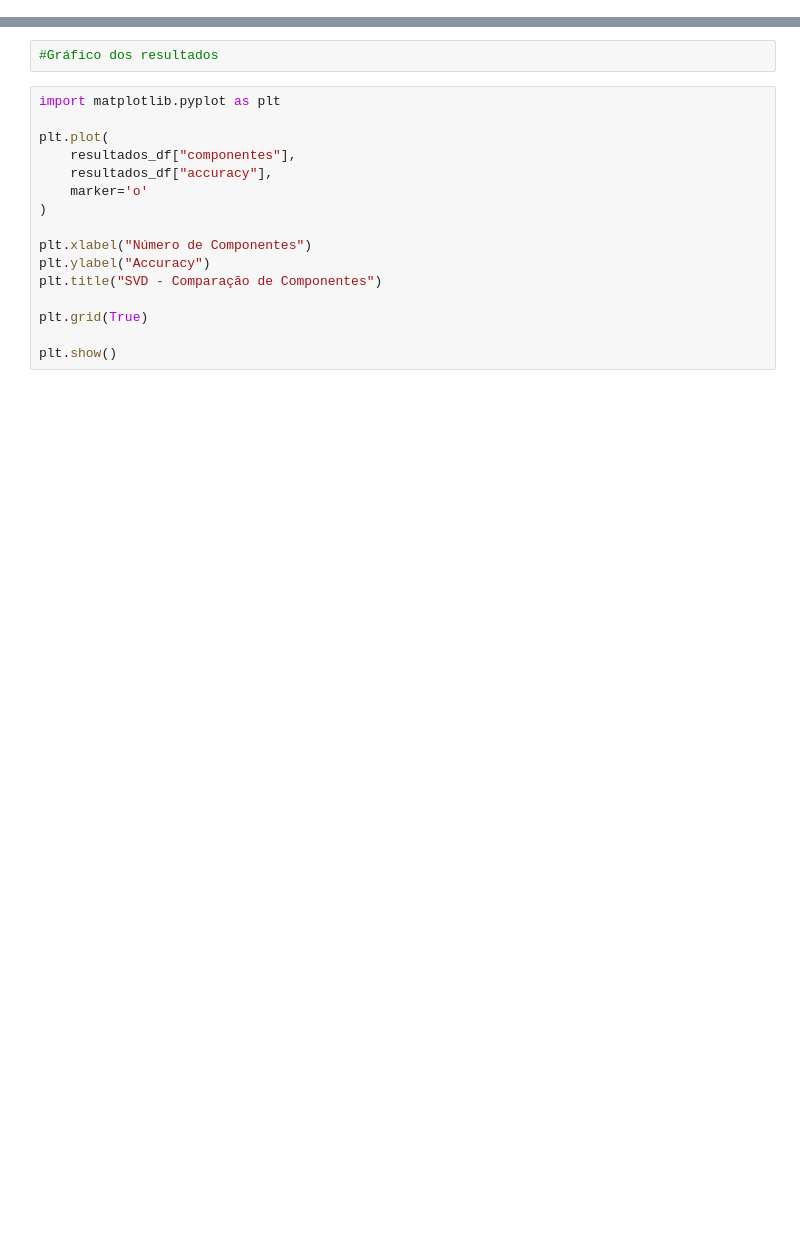
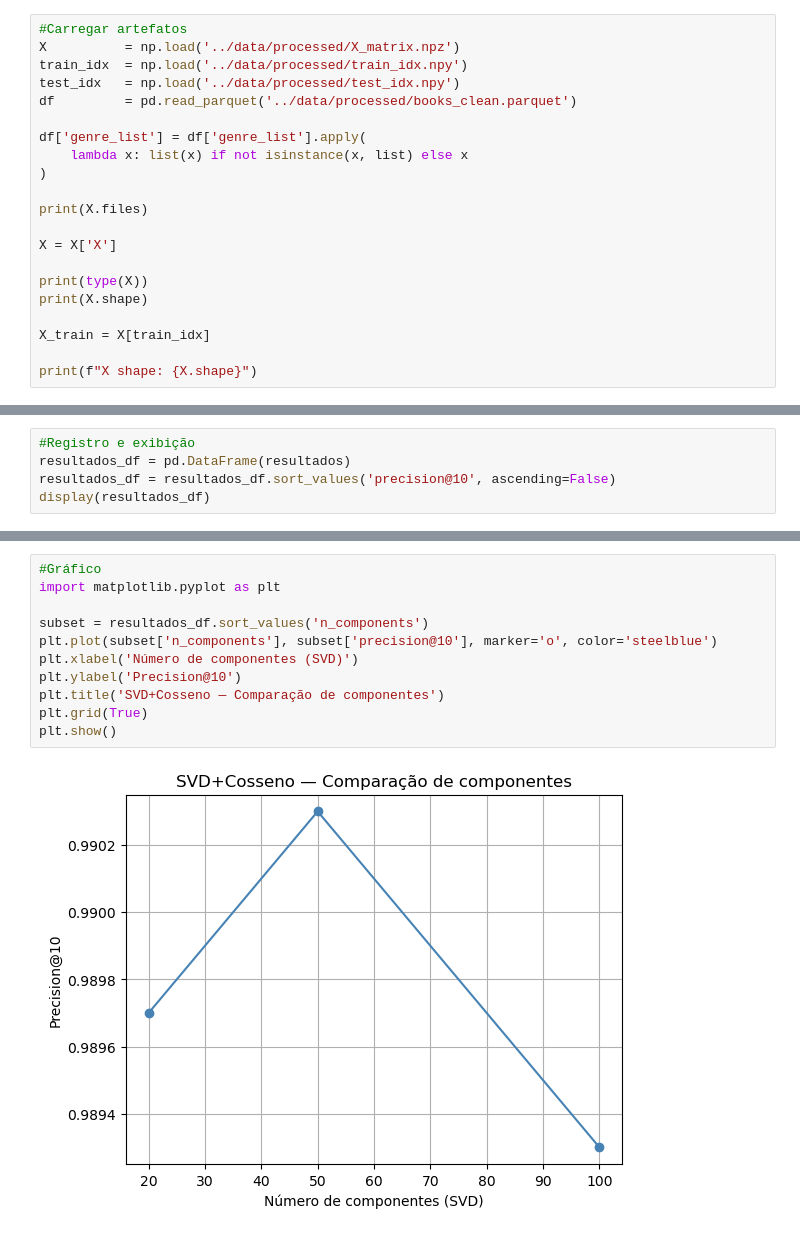
Before and after one commit to clarahelena/EDA-booklog, a Jupyter notebook: Machine Learning/notebooks/SVD.ipynb, the cells around one changed output, grey strips where cells are left out. Cells and saved outputs as stored; diff of their text form; blank space fills up the shorter version.

```diff
--- a/Machine Learning/notebooks/SVD.ipynb
+++ b/Machine Learning/notebooks/SVD.ipynb
@@ -92,0 +16,21 @@ display(resultados_df)
+# %%
+#Carregar artefatos
+X          = np.load('../data/processed/X_matrix.npz')
+train_idx  = np.load('../data/processed/train_idx.npy')
+test_idx   = np.load('../data/processed/test_idx.npy')
+df         = pd.read_parquet('../data/processed/books_clean.parquet')
+
+df['genre_list'] = df['genre_list'].apply(
+    lambda x: list(x) if not isinstance(x, list) else x
+)
+
+print(X.files)
+
+X = X['X']
+
+print(type(X))
+print(X.shape)
+
+X_train = X[train_idx]
+
+print(f"X shape: {X.shape}")
@@ -92,0 +114,5 @@ display(resultados_df)
+# %%
+#Registro e exibição
+resultados_df = pd.DataFrame(resultados)
+resultados_df = resultados_df.sort_values('precision@10', ascending=False)
+display(resultados_df)
@@ -104,18 +136,13 @@ print(
-# %%
-#Gráfico dos resultados
 # %%
+#Gráfico
 import matplotlib.pyplot as plt
 
-plt.plot(
-    resultados_df["componentes"],
-    resultados_df["accuracy"],
-    marker='o'
-)
-
-plt.xlabel("Número de Componentes")
-plt.ylabel("Accuracy")
-plt.title("SVD - Comparação de Componentes")
-
+subset = resultados_df.sort_values('n_components')
+plt.plot(subset['n_components'], subset['precision@10'], marker='o', color='steelblue')
+plt.xlabel('Número de componentes (SVD)')
+plt.ylabel('Precision@10')
+plt.title('SVD+Cosseno — Comparação de componentes')
 plt.grid(True)
-
 plt.show()
+# %% [output]
+[figure, added]
```
Also changed, not shown: parts of 20 cells of this notebook, 4 other files.
